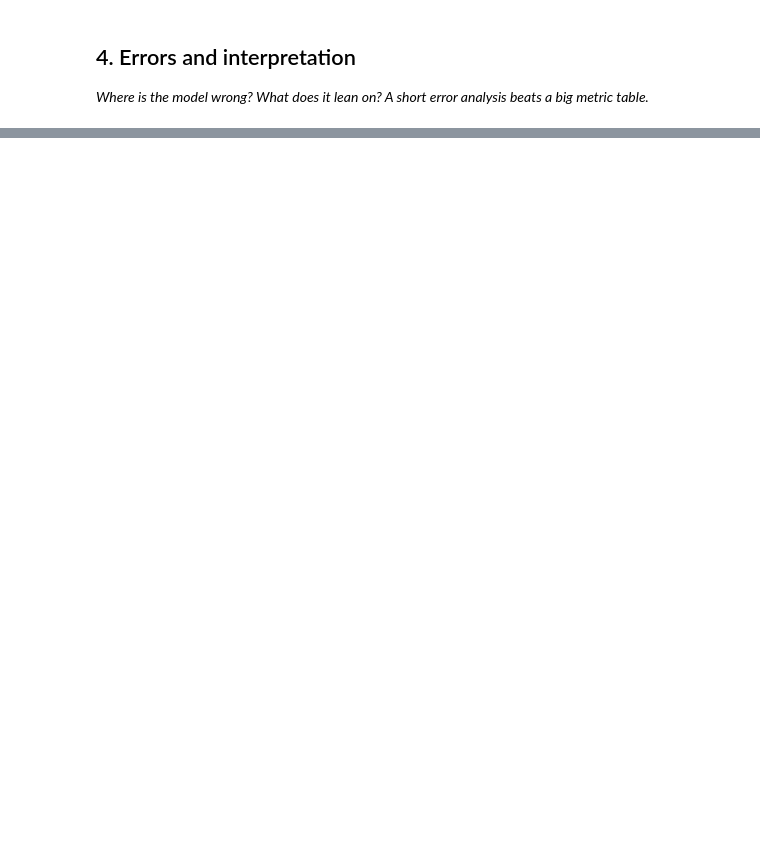
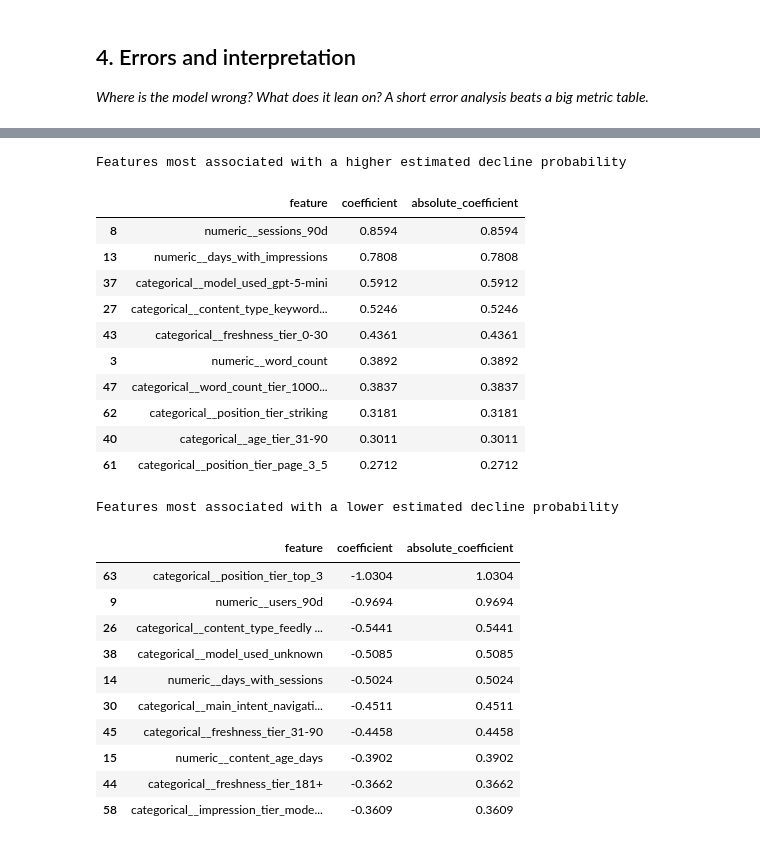
Before and after one commit to muhammetalicvs-prog/flyrank-ml, a Jupyter notebook: work/notebooks/w05_model.ipynb, the cells around one changed output, grey strips where cells are left out. Cells and saved outputs as stored; diff of their text form; code cells hidden in the pictures; blank space fills up the shorter version.

```diff
--- a/work/notebooks/w05_model.ipynb
+++ b/work/notebooks/w05_model.ipynb
@@ -95,0 +799,61 @@ The split uses approximately 80% of the clients for training and 20% for testing
+# %%
+# Inspect the strongest Logistic Regression coefficients
+
+logistic_preprocessor = logistic_model.named_steps["preprocessor"]
+logistic_classifier = logistic_model.named_steps["classifier"]
+
+transformed_feature_names = (
+    logistic_preprocessor.get_feature_names_out()
+)
+
+coefficient_table = pd.DataFrame(
+    {
+        "feature": transformed_feature_names,
+        "coefficient": logistic_classifier.coef_[0],
+    }
+)
+
+coefficient_table["absolute_coefficient"] = (
+    coefficient_table["coefficient"].abs()
+)
+
+print("Features most associated with a higher estimated decline probability")
+display(
+    coefficient_table
+    .sort_values("coefficient", ascending=False)
+    .head(10)
+    .round(4)
+)
+
+print("Features most associated with a lower estimated decline probability")
+display(
+    coefficient_table
+    .sort_values("coefficient", ascending=True)
+    .head(10)
+    .round(4)
+)
+# %% [output]
+Features most associated with a higher estimated decline probability
+|  | feature | coefficient | absolute_coefficient |
+| 8 | numeric__sessions_90d | 0.8594 | 0.8594 |
+| 13 | numeric__days_with_impressions | 0.7808 | 0.7808 |
+| 37 | categorical__model_used_gpt-5-mini | 0.5912 | 0.5912 |
+| 27 | categorical__content_type_keyword... | 0.5246 | 0.5246 |
+| 43 | categorical__freshness_tier_0-30 | 0.4361 | 0.4361 |
+| 3 | numeric__word_count | 0.3892 | 0.3892 |
+| 47 | categorical__word_count_tier_1000... | 0.3837 | 0.3837 |
+| 62 | categorical__position_tier_striking | 0.3181 | 0.3181 |
+| 40 | categorical__age_tier_31-90 | 0.3011 | 0.3011 |
+| 61 | categorical__position_tier_page_3_5 | 0.2712 | 0.2712 |
+Features most associated with a lower estimated decline probability
+|  | feature | coefficient | absolute_coefficient |
+| 63 | categorical__position_tier_top_3 | -1.0304 | 1.0304 |
+| 9 | numeric__users_90d | -0.9694 | 0.9694 |
+| 26 | categorical__content_type_feedly ... | -0.5441 | 0.5441 |
+| 38 | categorical__model_used_unknown | -0.5085 | 0.5085 |
+| 14 | numeric__days_with_sessions | -0.5024 | 0.5024 |
+| 30 | categorical__main_intent_navigati... | -0.4511 | 0.4511 |
+| 45 | categorical__freshness_tier_31-90 | -0.4458 | 0.4458 |
+| 15 | numeric__content_age_days | -0.3902 | 0.3902 |
+| 44 | categorical__freshness_tier_181+ | -0.3662 | 0.3662 |
+| 58 | categorical__impression_tier_mode... | -0.3609 | 0.3609 |
```
Also changed, not shown: parts of 13 cells of this notebook.
